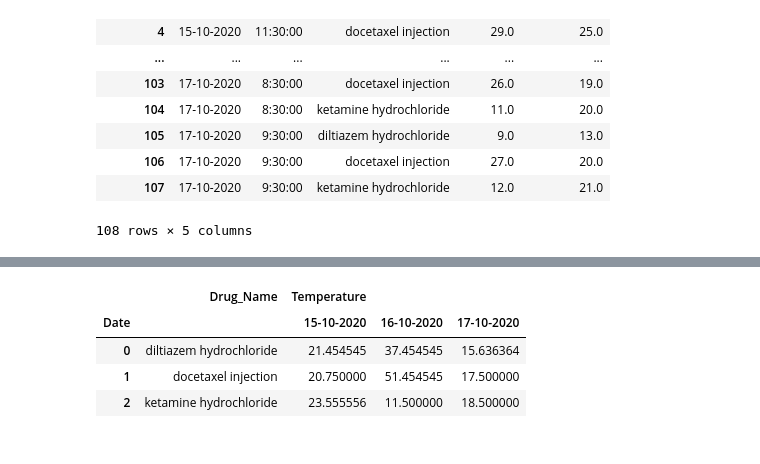
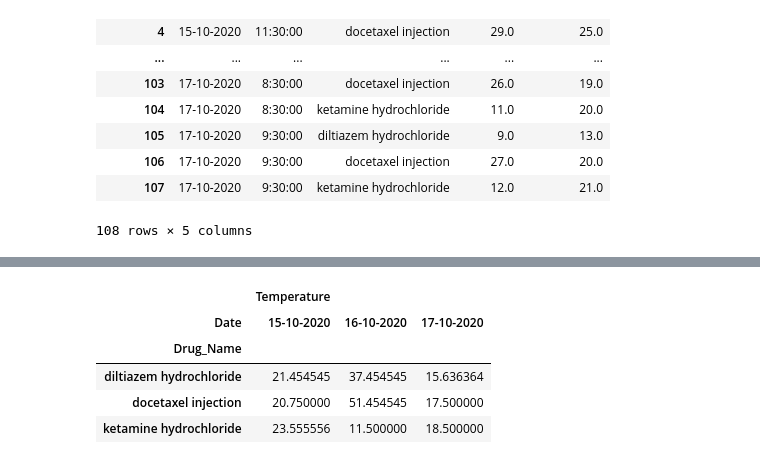
Before and after one commit to thecont1/codespaces-jupyter, a Jupyter notebook: DAV-Libraries_Pandas04.ipynb, the cells around one changed output, grey strips where cells are left out. Saved outputs shown, nothing was run; the diff lists cells and outputs as text; code cells hidden in the pictures.

```diff
--- a/DAV-Libraries_Pandas04.ipynb
+++ b/DAV-Libraries_Pandas04.ipynb
@@ -244,5 +253,5 @@ To: /content/Pfizer_1.csv
 # %%
-data = pd.read_csv('Pfizer_1.csv')
+data = pd.read_csv('datasets/Pfizer_1.csv')
 data
 # %% [output]
 |  | Date | Drug_Name | Parameter | 1:30:00 | 2:30:00 | 3:30:00 | 4:30:00 | 5:30:00 | 6:30:00 | 7:30:00 | 8:30:00 | ... |
@@ -511,3 +544,0 @@ data_tidy.columns.name = None
-# %%
-data_tidy.columns.name = None
-data_tidy.head()
@@ -530,8 +545,12 @@ data_tidy
 # %%
-pd.pivot_table(data_tidy, index = "Drug_Name", columns = "Date", values = ['Temperature'], aggfunc = np.mean).reset_index()
+data_temp = pd.pivot_table(data_tidy, index = "Drug_Name", columns = "Date", values = ['Temperature'], aggfunc = np.mean)
+# data_temp = pd.pivot_table(data_tidy, index = "Drug_Name", columns = "Date", values = ['Temperature'], aggfunc = np.mean).reset_index()
+
+data_temp
 # %% [output]
-|  | Drug_Name | Temperature |  |  |
-| Date |  | 15-10-2020 | 16-10-2020 | 17-10-2020 |
-| 0 | diltiazem hydrochloride | 21.454545 | 37.454545 | 15.636364 |
-| 1 | docetaxel injection | 20.750000 | 51.454545 | 17.500000 |
-| 2 | ketamine hydrochloride | 23.555556 | 11.500000 | 18.500000 |
+|  | Temperature |  |  |
+| Date | 15-10-2020 | 16-10-2020 | 17-10-2020 |
+| Drug_Name |  |  |  |
+| diltiazem hydrochloride | 21.454545 | 37.454545 | 15.636364 |
+| docetaxel injection | 20.750000 | 51.454545 | 17.500000 |
+| ketamine hydrochloride | 23.555556 | 11.500000 | 18.500000 |
```
Also changed, not shown: parts of 55 cells of this notebook.
